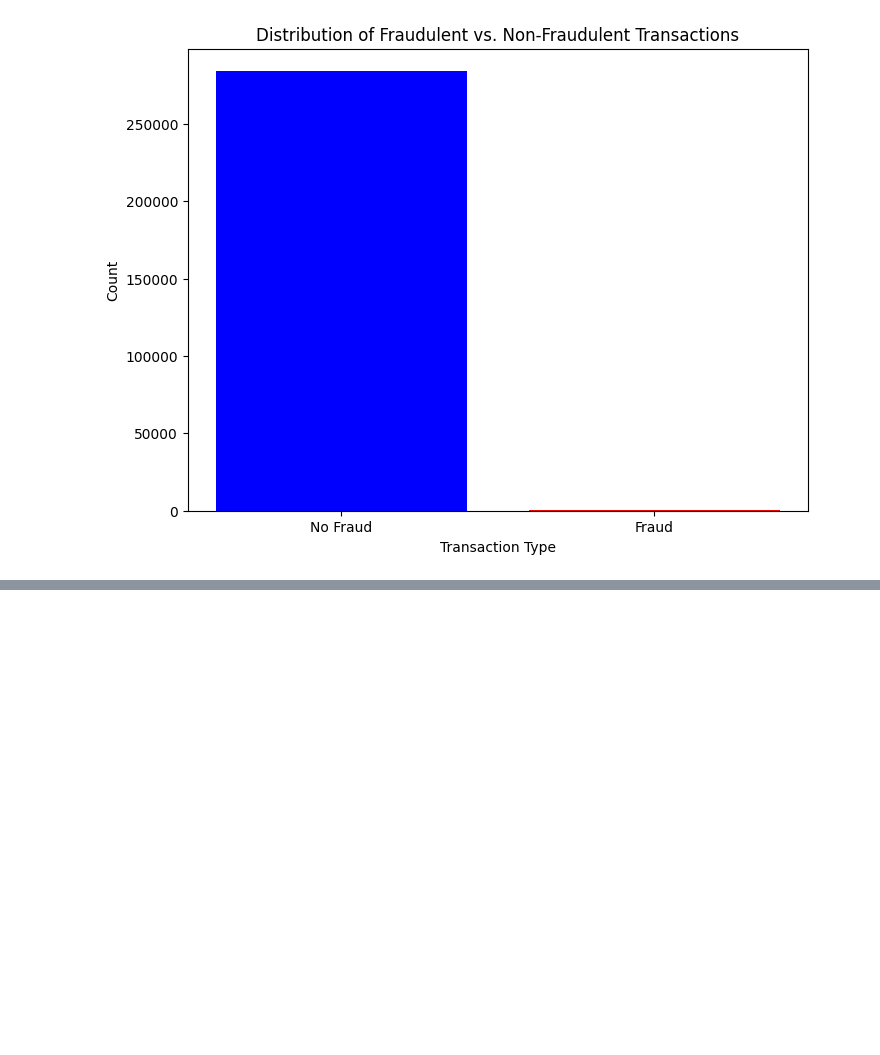
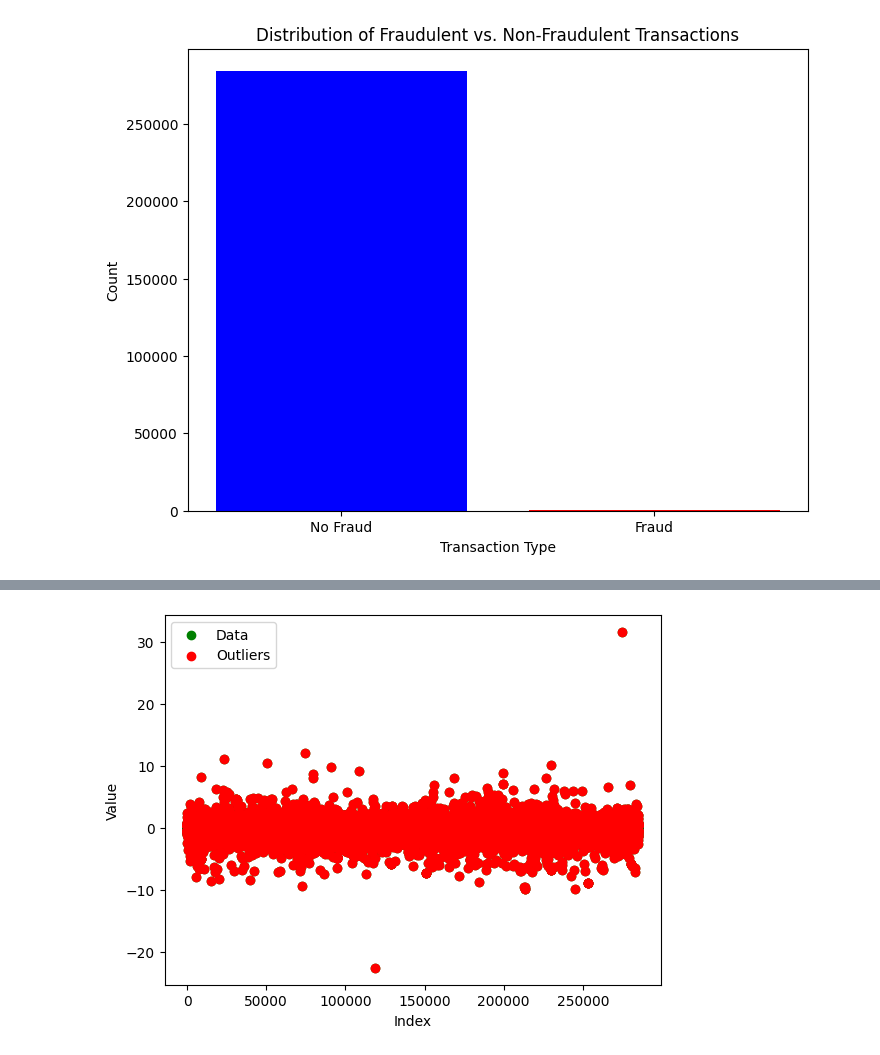
Before and after one commit to AzeemChaudhry/EDA_credit_card_fraud, a Jupyter notebook: EDA_notebook.ipynb, the cells around one changed output, grey strips where cells are left out. Saved outputs shown, nothing was run; the diff lists cells and outputs as text; code cells hidden in the pictures; blank space fills up the shorter version.

```diff
--- a/EDA_notebook.ipynb
+++ b/EDA_notebook.ipynb
@@ -238,0 +387,24 @@ Wrong Correlations: Although we don't know what the "V" features stand for, it w
+# %%
+def outlier_Via_ScatterPlot(df,col):
+    import matplotlib.pyplot as plt
+
+
+    data=df[col]
+    q1 = np.percentile(data, 25)
+    q3 = np.percentile(data, 75)
+    iqr = q3 - q1
+    lower_bound = q1 - 1.5 * iqr
+    upper_bound = q3 + 1.5 * iqr
+
+    outliers = np.where((data < lower_bound) | (data > upper_bound))[0]
+    plt.scatter(range(len(data)), data, color='Green', label='Data')
+    plt.scatter(outliers, data[outliers], color='Red', label='Outliers')
+    plt.xlabel('Index')
+    plt.ylabel('Value')
+    plt.legend()
+    plt.show()
+# %%
+# Amount , V8 , V20, V27 , V28
+outlier_Via_ScatterPlot(df,'V27')
+# %% [output]
+[figure, added]
```
Also changed, not shown: parts of 25 cells of this notebook.
